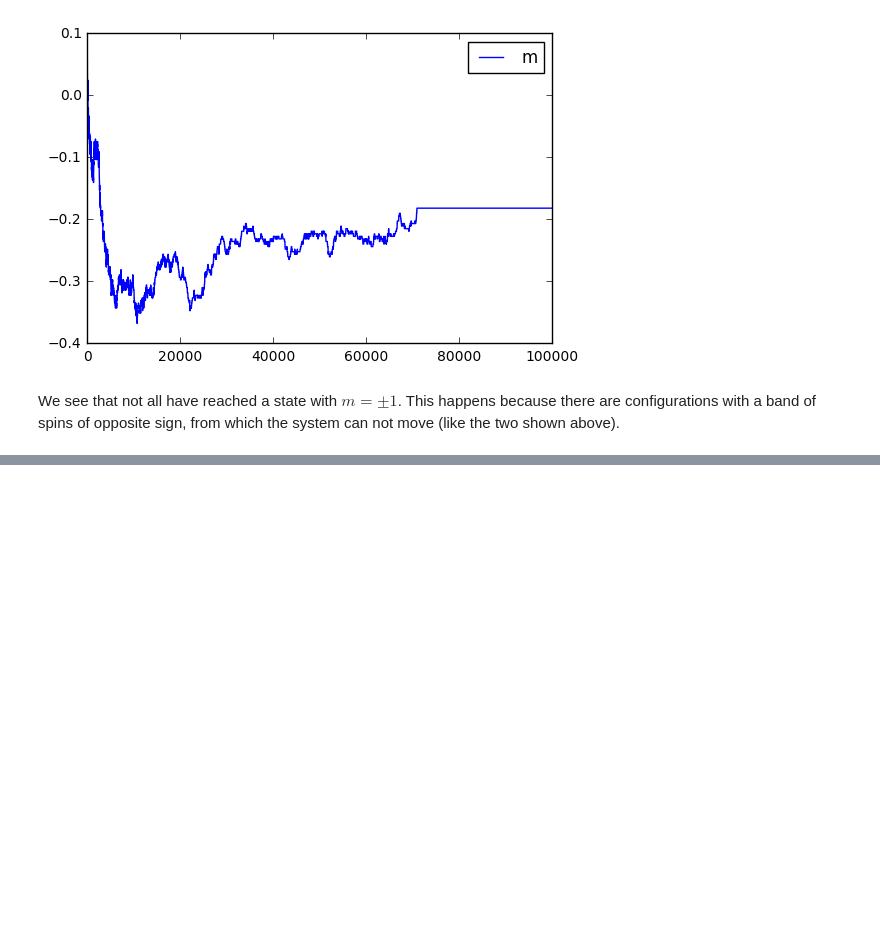
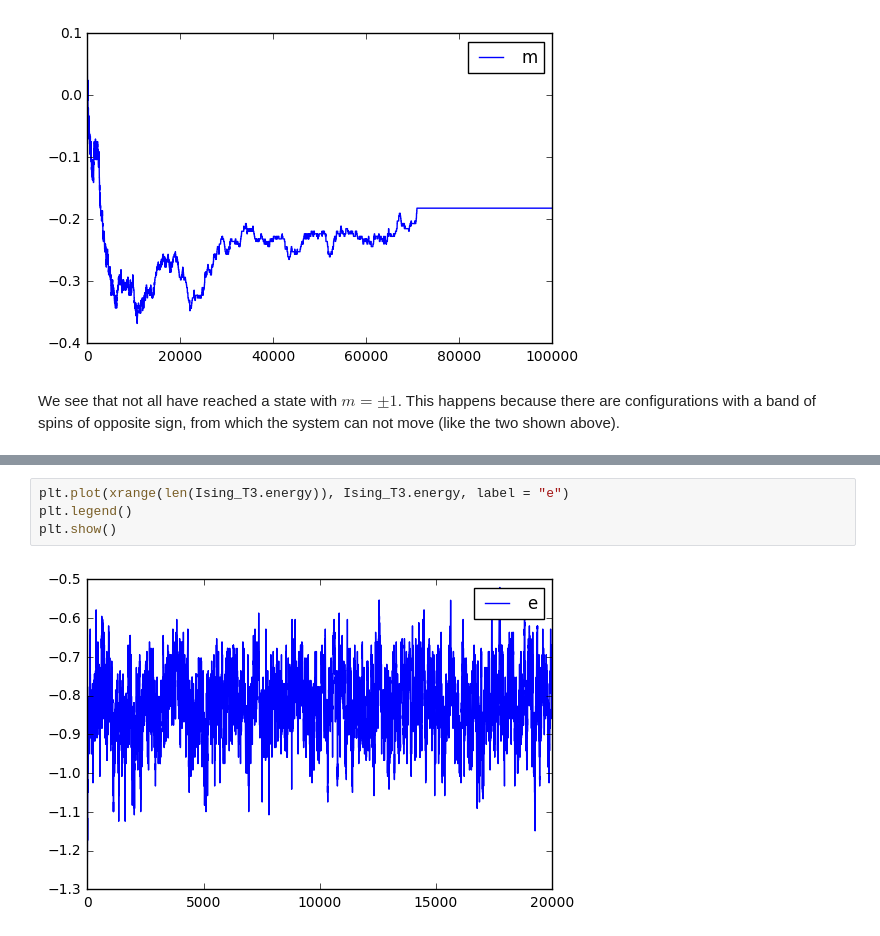
Before and after one commit to DromaninCM/PAS-IPython-notebooks, a Jupyter notebook: homework-4-pas-krzakala.ipynb, the cells around one changed output, grey strips where cells are left out. Cells and saved outputs as stored; diff of their text form; blank space fills up the shorter version.

```diff
--- a/homework-4-pas-krzakala.ipynb
+++ b/homework-4-pas-krzakala.ipynb
@@ -329,0 +421,6 @@ We see that not all have reached a state with $m=\pm 1$. This happens because th
+# %%
+plt.plot(xrange(len(Ising_T3.energy)), Ising_T3.energy, label = "e")
+plt.legend()
+plt.show()
+# %% [output]
+[figure, added]
```
Also changed, not shown: parts of 44 cells of this notebook.
